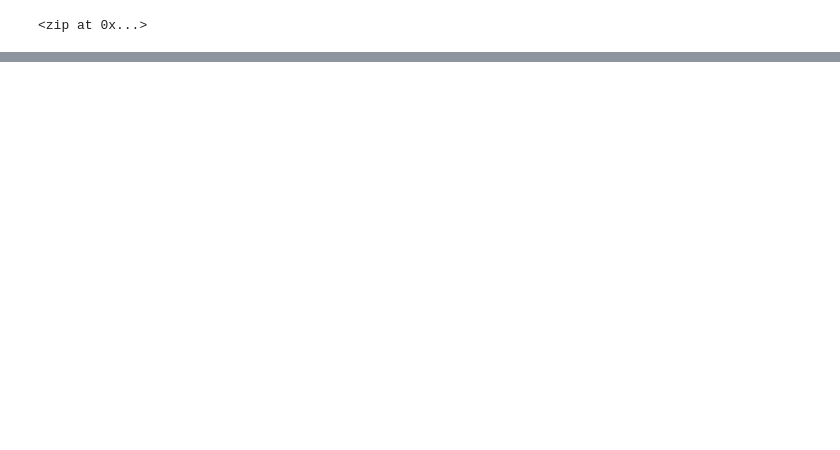
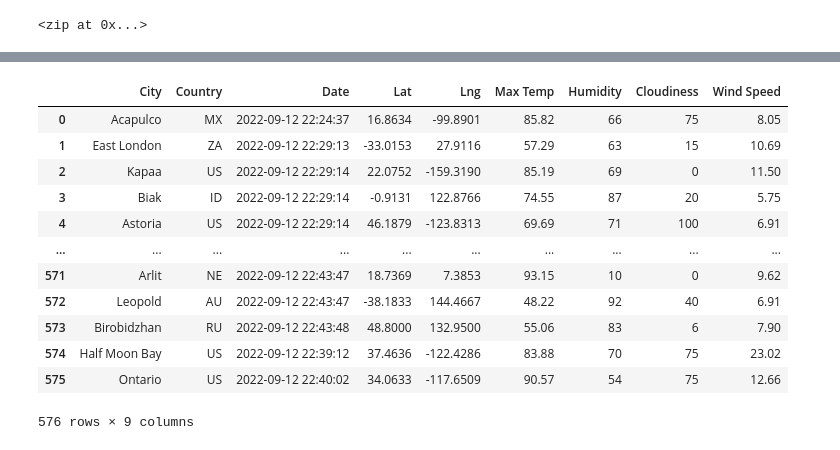
Before and after one commit to tommy-chin/World_Weather_Analysis, a Jupyter notebook: WeatherPy.ipynb, the cells around one changed output, grey strips where cells are left out. Cells and saved outputs as stored; diff of their text form; code cells hidden in the pictures; blank space fills up the shorter version.

Commit message:
cities dataframe created

```diff
--- a/WeatherPy.ipynb
+++ b/WeatherPy.ipynb
@@ -29,0 +36,4 @@ len(cities)
+# %%
+# Starting URL for Weather Map API Call.
+url = "http://api.openweathermap.org/data/2.5/weather?units=Imperial&APPID=" + weather_api_key
+print(url)
@@ -29,0 +130,4 @@ len(cities)
+# %%
+# Convert the array of dictionaries to a Pandas DataFrame.
+city_data_df = pd.DataFrame(city_data)
+city_data_df.head(10)
@@ -29,0 +146,18 @@ len(cities)
+# %%
+new_column_order = ["City", "Country", "Date", "Lat", "Lng", "Max Temp", "Humidity", "Cloudiness", "Wind Speed"]
+city_data_df = city_data_df[new_column_order]
+city_data_df
+# %% [output]
+|  | City | Country | Date | Lat | Lng | Max Temp | Humidity | Cloudiness | Wind Speed |
+| 0 | Acapulco | MX | 2022-09-12 22:24:37 | 16.8634 | -99.8901 | 85.82 | 66 | 75 | 8.05 |
+| 1 | East London | ZA | 2022-09-12 22:29:13 | -33.0153 | 27.9116 | 57.29 | 63 | 15 | 10.69 |
+| 2 | Kapaa | US | 2022-09-12 22:29:14 | 22.0752 | -159.3190 | 85.19 | 69 | 0 | 11.50 |
+| 3 | Biak | ID | 2022-09-12 22:29:14 | -0.9131 | 122.8766 | 74.55 | 87 | 20 | 5.75 |
+| 4 | Astoria | US | 2022-09-12 22:29:14 | 46.1879 | -123.8313 | 69.69 | 71 | 100 | 6.91 |
+| ... | ... | ... | ... | ... | ... | ... | ... | ... | ... |
+| 571 | Arlit | NE | 2022-09-12 22:43:47 | 18.7369 | 7.3853 | 93.15 | 10 | 0 | 9.62 |
+| 572 | Leopold | AU | 2022-09-12 22:43:47 | -38.1833 | 144.4667 | 48.22 | 92 | 40 | 6.91 |
+| 573 | Birobidzhan | RU | 2022-09-12 22:43:48 | 48.8000 | 132.9500 | 55.06 | 83 | 6 | 7.90 |
+| 574 | Half Moon Bay | US | 2022-09-12 22:39:12 | 37.4636 | -122.4286 | 83.88 | 70 | 75 | 23.02 |
+| 575 | Ontario | US | 2022-09-12 22:40:02 | 34.0633 | -117.6509 | 90.57 | 54 | 75 | 12.66 |
+576 rows × 9 columns
```
Also changed, not shown: parts of 8 cells of this notebook, 4 other files.
